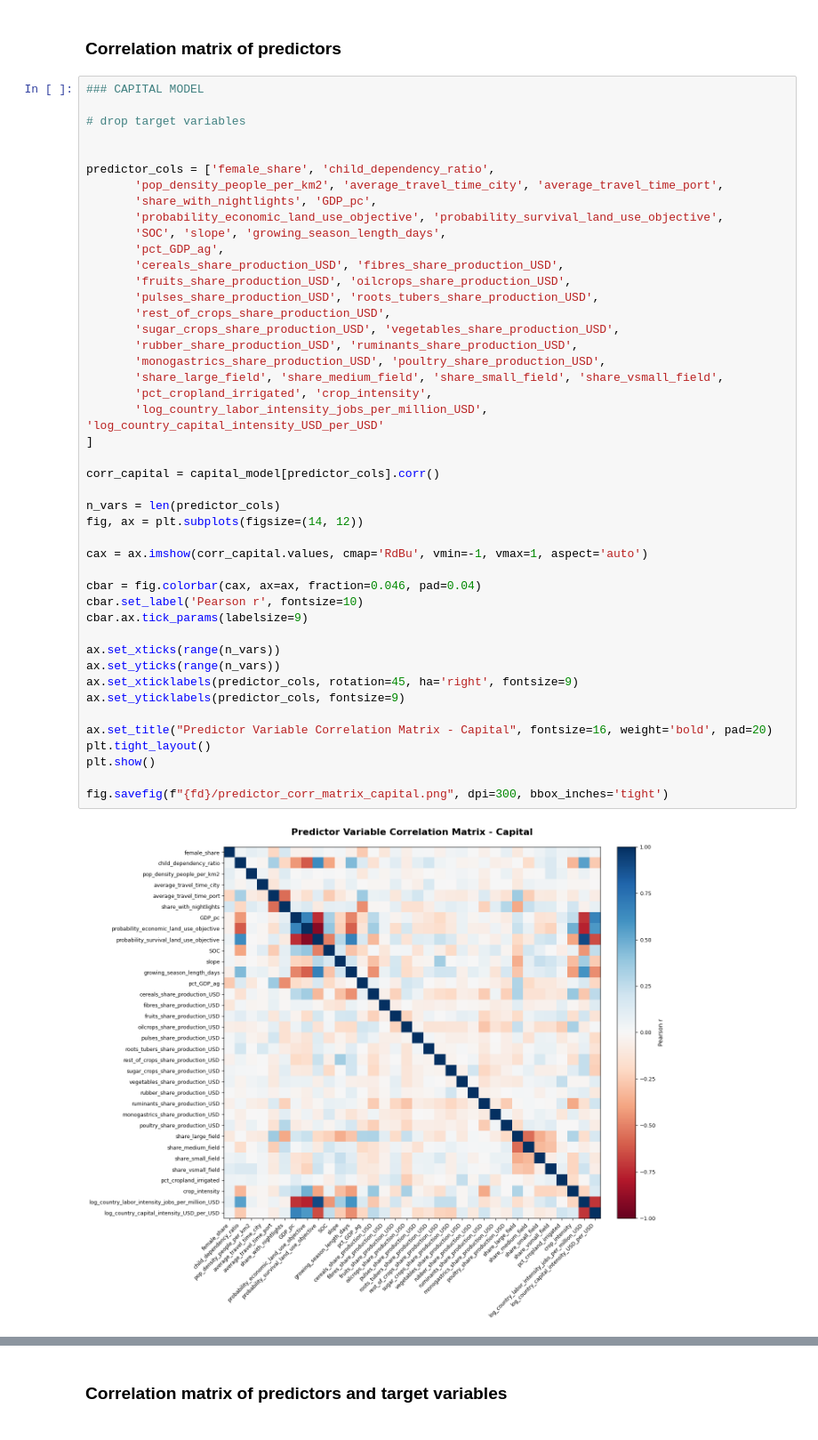
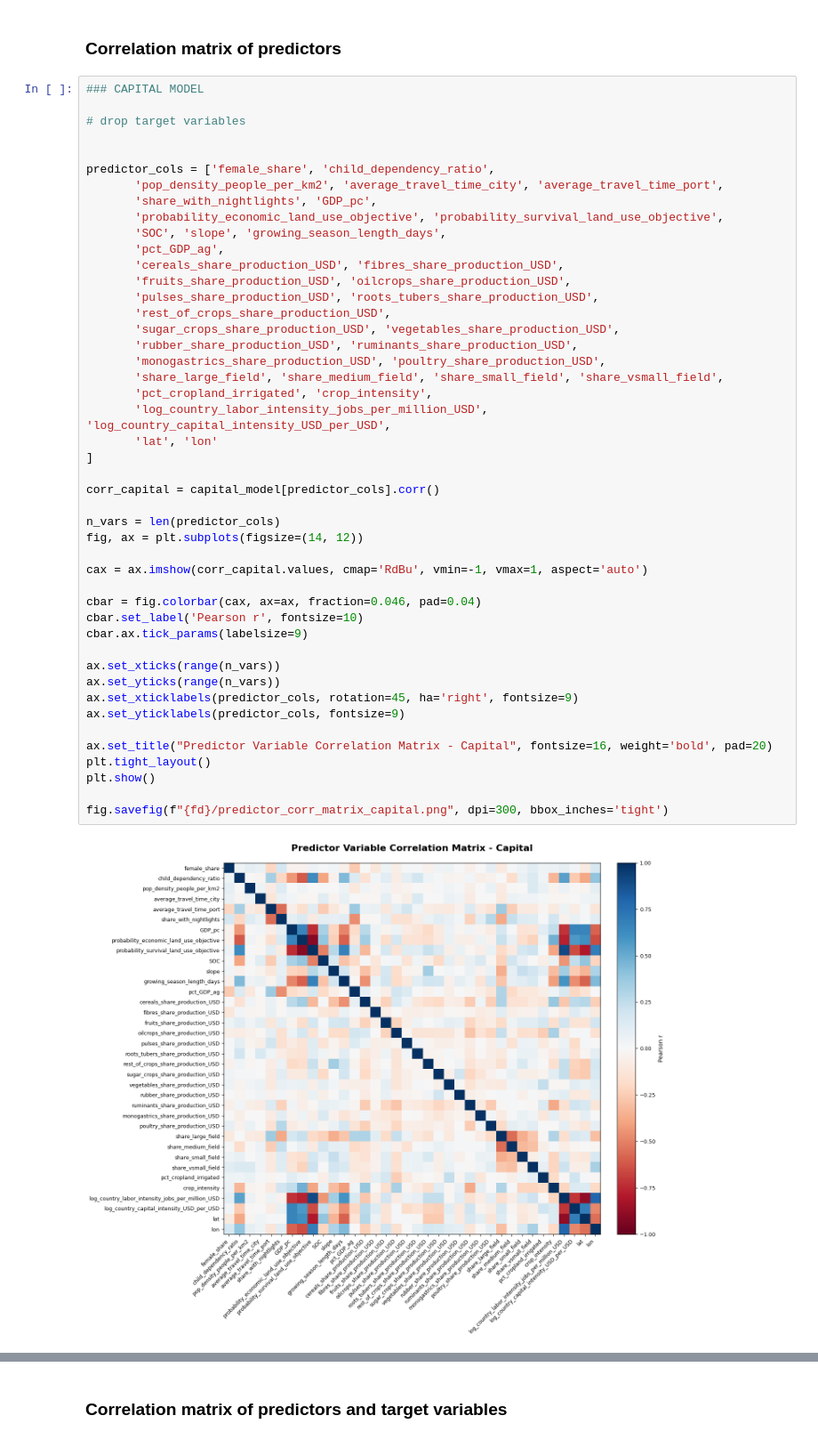
Before and after one commit to carinamani/AgDownscaling, a Jupyter notebook: 02_EDA/identify_colinear_predictors.ipynb, the cells around one changed output, grey strips where cells are left out. Shown at 89% size. Cells and saved outputs as stored; diff of their text form.

```diff
--- a/02_EDA/identify_colinear_predictors.ipynb
+++ b/02_EDA/identify_colinear_predictors.ipynb
@@ -42,35 +42,36 @@ predictor_cols = ['female_share', 'child_dependency_ratio',
        'rest_of_crops_share_production_USD',
        'sugar_crops_share_production_USD', 'vegetables_share_production_USD',
        'rubber_share_production_USD', 'ruminants_share_production_USD',
        'monogastrics_share_production_USD', 'poultry_share_production_USD',
        'share_large_field', 'share_medium_field', 'share_small_field', 'share_vsmall_field',
        'pct_cropland_irrigated', 'crop_intensity',
-       'log_country_labor_intensity_jobs_per_million_USD', 'log_country_capital_intensity_USD_per_USD'
+       'log_country_labor_intensity_jobs_per_million_USD', 'log_country_capital_intensity_USD_per_USD',
+       'lat', 'lon'
 ]
 
 corr_capital = capital_model[predictor_cols].corr()
 
 n_vars = len(predictor_cols)
 fig, ax = plt.subplots(figsize=(14, 12))
 
 cax = ax.imshow(corr_capital.values, cmap='RdBu', vmin=-1, vmax=1, aspect='auto')
 
 cbar = fig.colorbar(cax, ax=ax, fraction=0.046, pad=0.04)
 cbar.set_label('Pearson r', fontsize=10)
 cbar.ax.tick_params(labelsize=9)
 
 ax.set_xticks(range(n_vars))
 ax.set_yticks(range(n_vars))
 ax.set_xticklabels(predictor_cols, rotation=45, ha='right', fontsize=9)
 ax.set_yticklabels(predictor_cols, fontsize=9)
 
 ax.set_title("Predictor Variable Correlation Matrix - Capital", fontsize=16, weight='bold', pad=20)
 plt.tight_layout()
 plt.show()
 
 fig.savefig(f"{fd}/predictor_corr_matrix_capital.png", dpi=300, bbox_inches='tight')
 # %% [output]
-[figure, old version]
+[figure, new version]
 # %%
 ### LABOR MODEL
 
```
Also changed, not shown: parts of 4 cells of this notebook, 4 other files.
